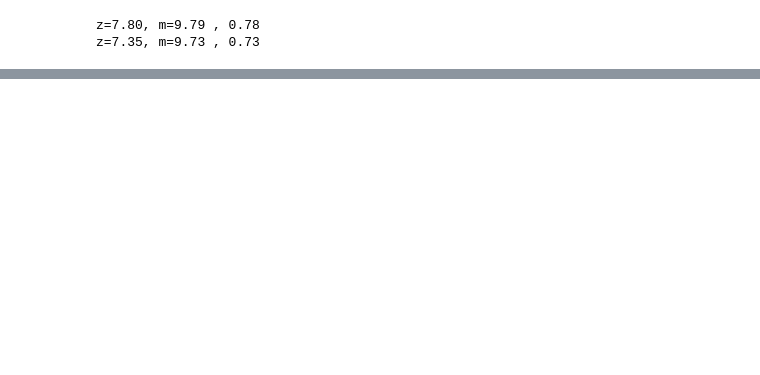
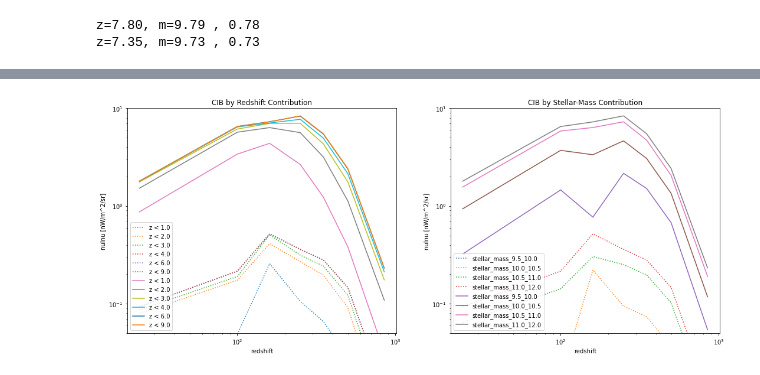
Before and after one commit to marcoviero/simstack3, a Jupyter notebook: notebooks/example_plot_results.ipynb, the cells around one changed output, grey strips where cells are left out. Drawn from its saved outputs; the diff is of its cells as text; code cells hidden in the pictures; blank space fills up the shorter version.

```diff
--- a/notebooks/example_plot_results.ipynb
+++ b/notebooks/example_plot_results.ipynb
@@ -114,3 +119,7 @@ simstack_object.plot_cib(cib_dict)
+# %%
+simstack_object.plot_cib_layers(cib_dict, show_total=False)
+# %% [output]
+[figure, added]
 # %%
 simstack_object.plot_rest_frame_temperature(lir_dict, ylim=[1e1, 1.5e2], fit_p=[1.3, 0.1])
 # %% [output]
```
Also changed, not shown: parts of 8 cells of this notebook.
